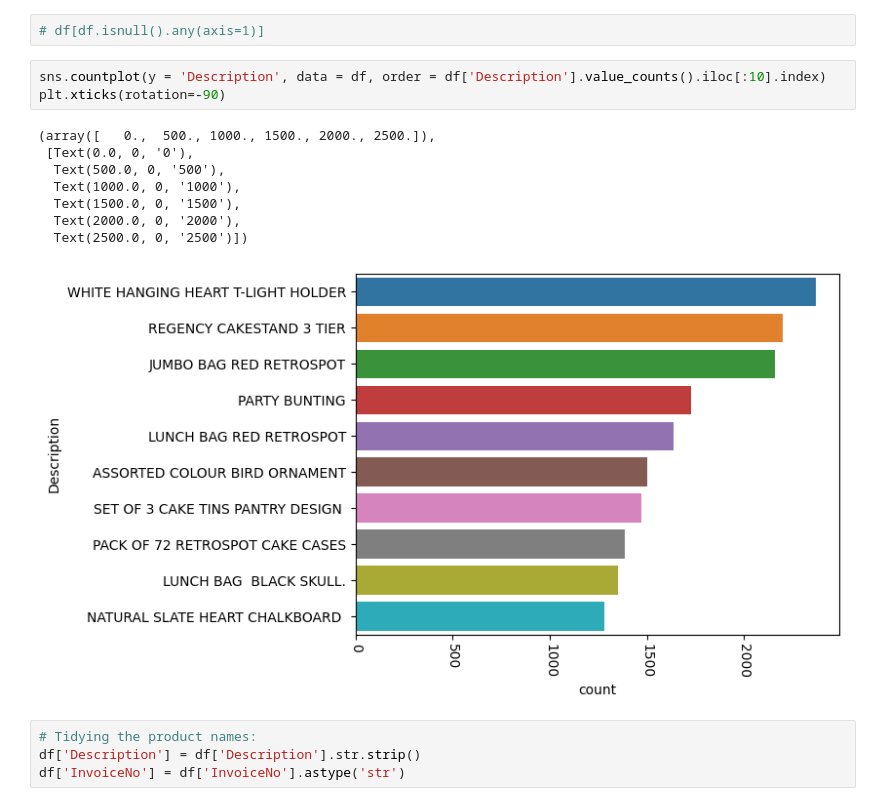
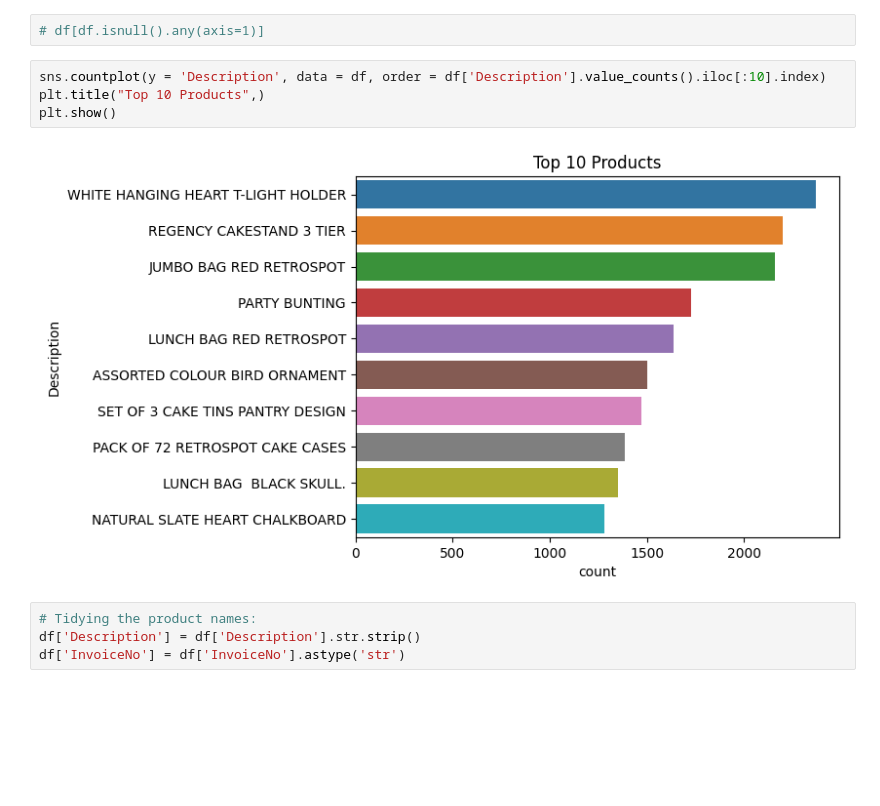
Before and after one commit to shindekalpesh/association-rule-mining, a Jupyter notebook: Apriori_MBA.ipynb, the cells around one changed output. Saved outputs shown, nothing was run; the diff lists cells and outputs as text; blank space fills up the shorter version.

```diff
--- a/Apriori_MBA.ipynb
+++ b/Apriori_MBA.ipynb
@@ -75,16 +75,10 @@ dtype: int64
 # df[df.isnull().any(axis=1)]
 # %%
 sns.countplot(y = 'Description', data = df, order = df['Description'].value_counts().iloc[:10].index)
-plt.xticks(rotation=-90)
+plt.title("Top 10 Products",)
+plt.show()
 # %% [output]
-(array([   0.,  500., 1000., 1500., 2000., 2500.]),
- [Text(0.0, 0, '0'),
-  Text(500.0, 0, '500'),
-  Text(1000.0, 0, '1000'),
-  Text(1500.0, 0, '1500'),
-  Text(2000.0, 0, '2000'),
-  Text(2500.0, 0, '2500')])
-[figure, old version]
+[figure, new version]
 # %%
 # Tidying the product names:
 df['Description'] = df['Description'].str.strip()
```
